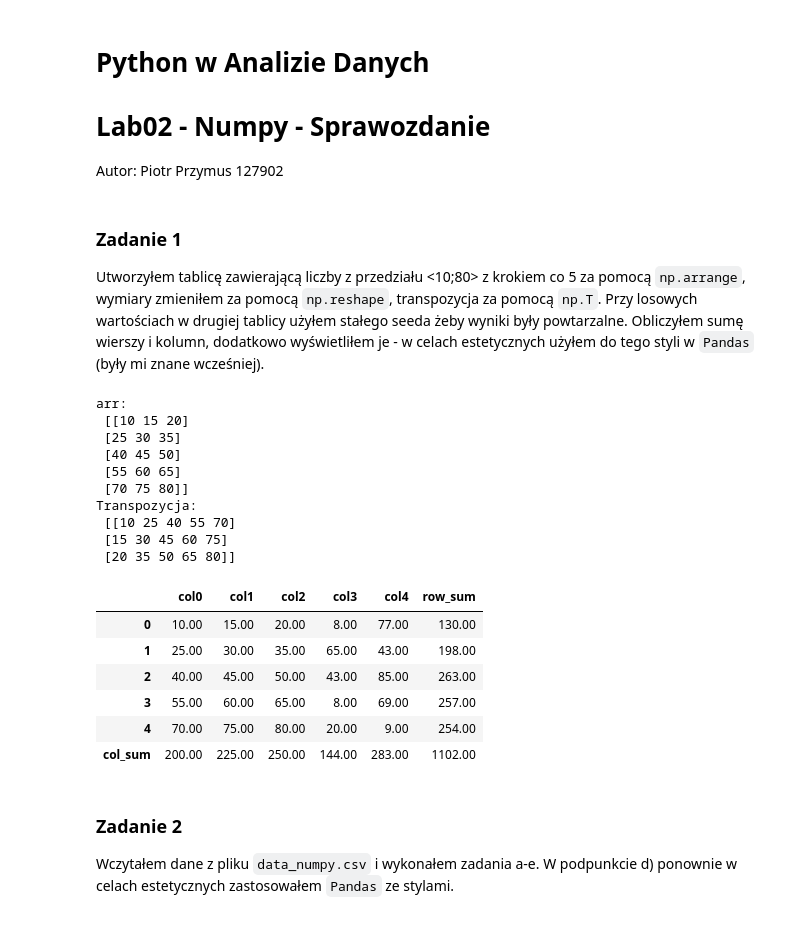
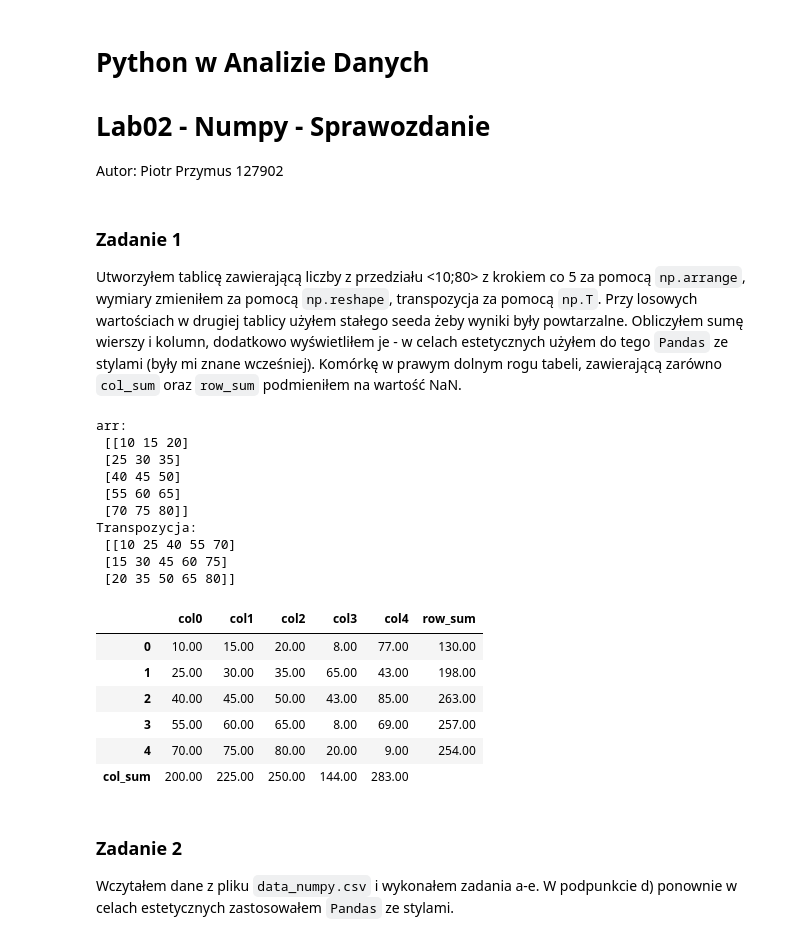
Before and after one commit to piotreuszxx/PwAD, a Jupyter notebook: lab02/PiotrPrzymus_127902_sprawozdanie_lab02.ipynb, the cells around one changed output. Drawn from its saved outputs; the diff is of its cells as text; code cells hidden in the pictures.

```diff
--- a/lab02/PiotrPrzymus_127902_sprawozdanie_lab02.ipynb
+++ b/lab02/PiotrPrzymus_127902_sprawozdanie_lab02.ipynb
@@ -5,7 +5,7 @@
 Autor: Piotr Przymus 127902
 # %% [markdown]
 ### Zadanie 1
-Utworzyłem tablicę zawierającą liczby z przedziału <10;80> z krokiem co 5 za pomocą `np.arrange`, wymiary zmieniłem za pomocą `np.reshape`, transpozycja za pomocą `np.T`. Przy losowych wartościach w drugiej tablicy użyłem stałego seeda żeby wyniki były powtarzalne. Obliczyłem sumę wierszy i kolumn, dodatkowo wyświetliłem je - w celach estetycznych użyłem do tego styli w `Pandas` (były mi znane wcześniej).
+Utworzyłem tablicę zawierającą liczby z przedziału <10;80> z krokiem co 5 za pomocą `np.arrange`, wymiary zmieniłem za pomocą `np.reshape`, transpozycja za pomocą `np.T`. Przy losowych wartościach w drugiej tablicy użyłem stałego seeda żeby wyniki były powtarzalne. Obliczyłem sumę wierszy i kolumn, dodatkowo wyświetliłem je - w celach estetycznych użyłem do tego `Pandas` ze stylami (były mi znane wcześniej). Komórkę w prawym dolnym rogu tabeli, zawierającą zarówno `col_sum` oraz `row_sum` podmieniłem na wartość NaN.
 # %%
 import numpy as np
 # a
@@ -21,39 +21,45 @@ rng = default_rng(42)
 rand = rng.integers(0, 100, size=(5, 2))
 mat = np.hstack([arr, rand])  # 5x5
 
 # d
+row_sum = mat.sum(axis=1)
+col_sum = mat.sum(axis=0)
+total_sum = row_sum.sum()
+
 import pandas as pd
 
 df = pd.DataFrame(mat, columns=[f'col{i}' for i in range(mat.shape[1])])
-df['row_sum'] = df.sum(axis=1)
-df.loc['col_sum'] = df.sum(axis=0)
+df['row_sum'] = row_sum
+df.loc['col_sum'] = list(col_sum) + [total_sum]
+
+df.loc['col_sum', 'row_sum'] = np.nan
 
 styled = (
     df.style
-      .format("{:.2f}")
-      .apply(lambda row: ['font-weight: bold; background-color: gray' if row.name == 'col_sum' else '' for _ in row], axis=1)
-      .apply(lambda col: ['font-weight: bold; background-color: gray' if col.name == 'row_sum' else '' for _ in col], axis=0)
+      .format("{:.2f}", na_rep="")
+      .apply(lambda row: ['font-weight: bold; background-color: gray; color: black' if row.name == 'col_sum' else '' for _ in row], axis=1)
+      .apply(lambda col: ['font-weight: bold; background-color: gray; color: black' if col.name == 'row_sum' else '' for _ in col], axis=0)
 )
 
 styled
 # %% [output]
 arr:
  [[10 15 20]
  [25 30 35]
  [40 45 50]
  [55 60 65]
  [70 75 80]]
 Transpozycja:
  [[10 25 40 55 70]
  [15 30 45 60 75]
  [20 35 50 65 80]]
 |  | col0 | col1 | col2 | col3 | col4 | row_sum |
 | 0 | 10.00 | 15.00 | 20.00 | 8.00 | 77.00 | 130.00 |
 | 1 | 25.00 | 30.00 | 35.00 | 65.00 | 43.00 | 198.00 |
 | 2 | 40.00 | 45.00 | 50.00 | 43.00 | 85.00 | 263.00 |
 | 3 | 55.00 | 60.00 | 65.00 | 8.00 | 69.00 | 257.00 |
 | 4 | 70.00 | 75.00 | 80.00 | 20.00 | 9.00 | 254.00 |
-| col_sum | 200.00 | 225.00 | 250.00 | 144.00 | 283.00 | 1102.00 |
+| col_sum | 200.00 | 225.00 | 250.00 | 144.00 | 283.00 |  |
 # %% [markdown]
 ### Zadanie 2
 Wczytałem dane z pliku `data_numpy.csv` i wykonałem zadania a-e. W podpunkcie d) ponownie w celach estetycznych zastosowałem `Pandas` ze stylami.
```
Also changed, not shown: parts of 1 cell of this notebook, 8 other files.
